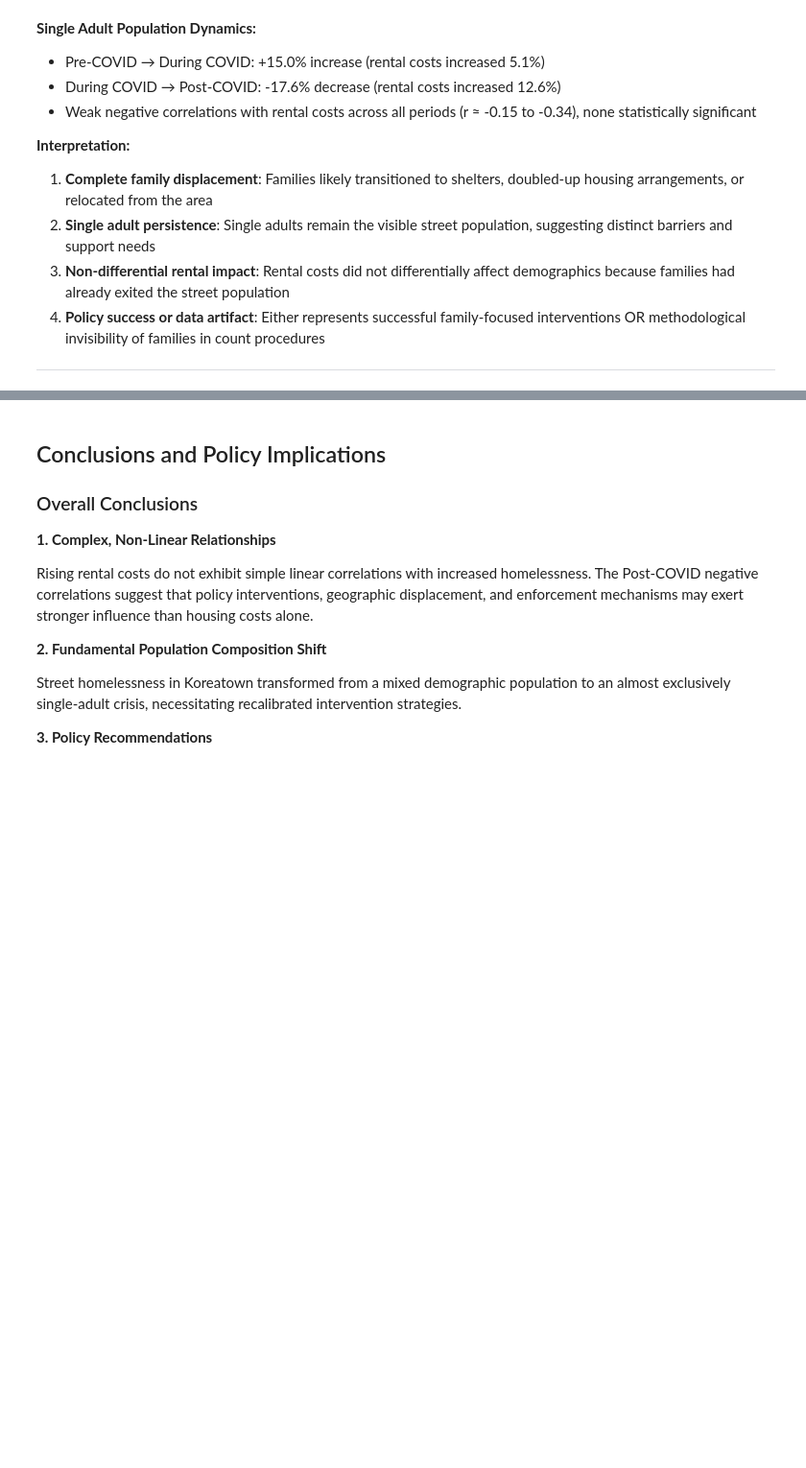
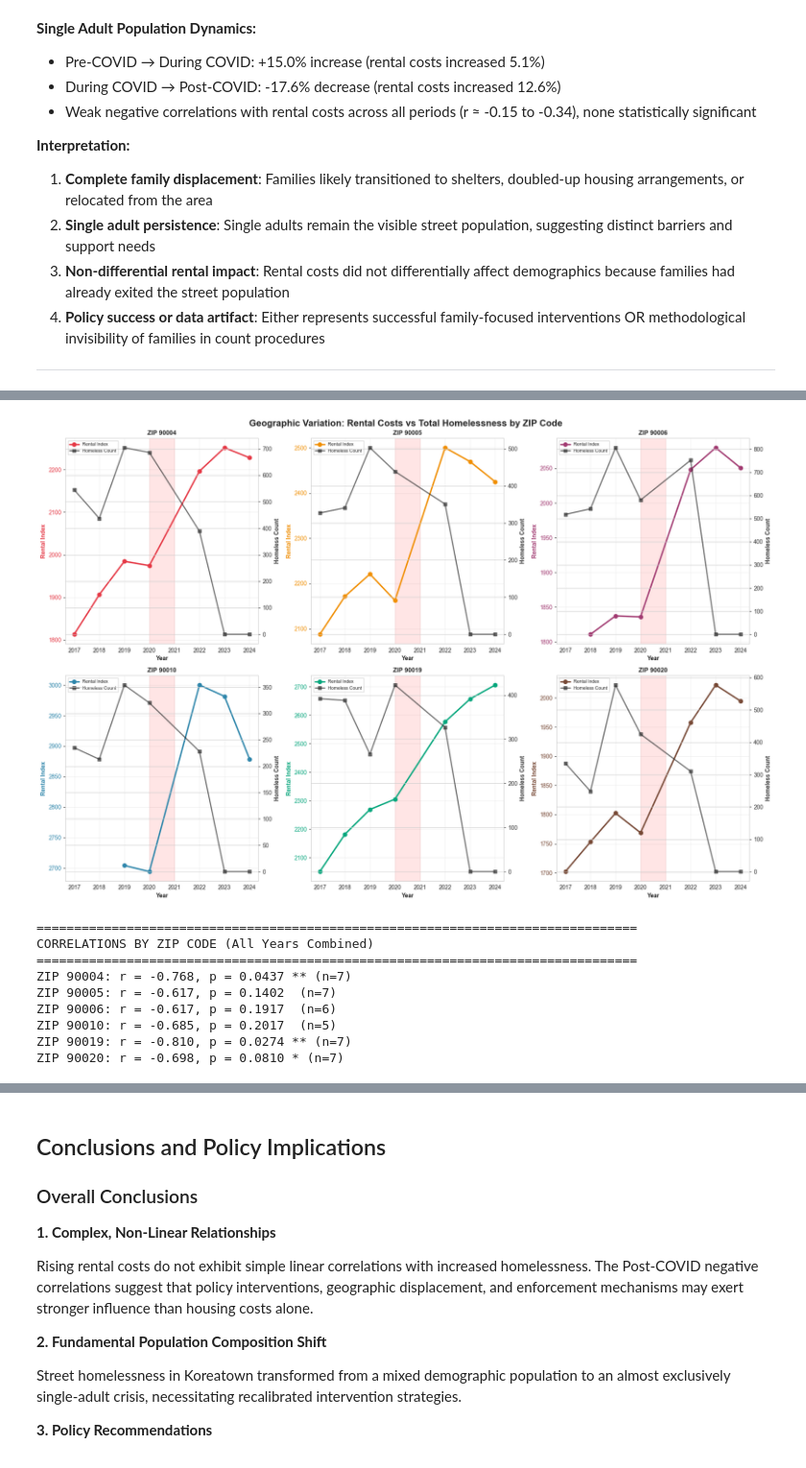
Before and after one commit to rxqnx00/homelessness_dataset, a Jupyter notebook: analysis.ipynb, the cells around one changed output, grey strips where cells are left out. Shown at 96% size. Cells and saved outputs as stored; diff of their text form; code cells hidden in the pictures; blank space fills up the shorter version.

```diff
--- a/analysis.ipynb
+++ b/analysis.ipynb
@@ -1105,0 +1204,80 @@ more single adults relative to families.
+# %%
+# Graph 2: Geographic Variation Across Koreatown ZIP Codes
+# Examines whether different ZIP codes show different relationships
+
+fig, axes = plt.subplots(2, 3, figsize=(18, 12))
+fig.suptitle('Geographic Variation: Rental Costs vs Total Homelessness by ZIP Code',
+             fontsize=16, fontweight='bold')
+
+zip_colors = {
+    '90004': '#E63946',
+    '90005': '#F18F01',
+    '90006': '#A23B72',
+    '90010': '#2E86AB',
+    '90019': '#06A77D',
+    '90020': '#774936'
+}
+
+for idx, zip_code in enumerate(sorted(ktown_zips)):
+    ax = axes[idx // 3, idx % 3]
+    zip_data = analysis_df[analysis_df['zip'] == zip_code].sort_values('year')
+
+    if len(zip_data) > 0:
+        # Create dual-axis plot
+        ax1 = ax
+        ax2 = ax.twinx()
+
+        # Plot rental index
+        line1 = ax1.plot(zip_data['year'], zip_data['rental_index'],
+                        'o-', color=zip_colors[zip_code], linewidth=2.5,
+                        markersize=7, label='Rental Index')
+        ax1.set_ylabel('Rental Index', fontsize=10, fontweight='bold',
+                      color=zip_colors[zip_code])
+        ax1.tick_params(axis='y', labelcolor=zip_colors[zip_code])
+
+        # Plot homelessness
+        line2 = ax2.plot(zip_data['year'], zip_data['unsheltered_pop_count'],
+                        's-', color='#333333', linewidth=2, markersize=6,
+                        label='Homeless Count', alpha=0.7)
+        ax2.set_ylabel('Homeless Count', fontsize=10, fontweight='bold', color='#333333')
+        ax2.tick_params(axis='y', labelcolor='#333333')
+
+        ax1.set_xlabel('Year', fontsize=10, fontweight='bold')
+        ax1.set_title(f'ZIP {zip_code}', fontsize=11, fontweight='bold')
+
+        # Add shaded COVID region
+        ax1.axvspan(2020, 2021, alpha=0.1, color='red')
+
+        # Combine legends
+        lines = line1 + line2
+        labels = [l.get_label() for l in lines]
+        ax1.legend(lines, labels, loc='upper left', fontsize=8)
+        ax1.grid(True, alpha=0.3)
+
+plt.tight_layout()
+plt.savefig('figures/fig5_geographic_variation_by_zip.png', dpi=300, bbox_inches='tight')
+plt.show()
+
+# Calculate correlation by ZIP code
+print("\n" + "="*80)
+print("CORRELATIONS BY ZIP CODE (All Years Combined)")
+print("="*80)
+for zip_code in sorted(ktown_zips):
+    zip_data = analysis_df[analysis_df['zip'] == zip_code][['rental_index', 'unsheltered_pop_count']].dropna()
+    if len(zip_data) > 2:
+        corr, p_value = stats.pearsonr(zip_data['rental_index'], zip_data['unsheltered_pop_count'])
+        sig = "***" if p_value < 0.01 else "**" if p_value < 0.05 else "*" if p_value < 0.1 else ""
+        print(f"ZIP {zip_code}: r = {corr:6.3f}, p = {p_value:.4f} {sig} (n={len(zip_data)})")
+    else:
+        print(f"ZIP {zip_code}: Insufficient data (n={len(zip_data)})")
+# %% [output]
+[figure, added]
+================================================================================
+CORRELATIONS BY ZIP CODE (All Years Combined)
+================================================================================
+ZIP 90004: r = -0.768, p = 0.0437 ** (n=7)
+ZIP 90005: r = -0.617, p = 0.1402  (n=7)
+ZIP 90006: r = -0.617, p = 0.1917  (n=6)
+ZIP 90010: r = -0.685, p = 0.2017  (n=5)
+ZIP 90019: r = -0.810, p = 0.0274 ** (n=7)
+ZIP 90020: r = -0.698, p = 0.0810 * (n=7)
```
Also changed, not shown: parts of 13 cells of this notebook, 10 other files.
